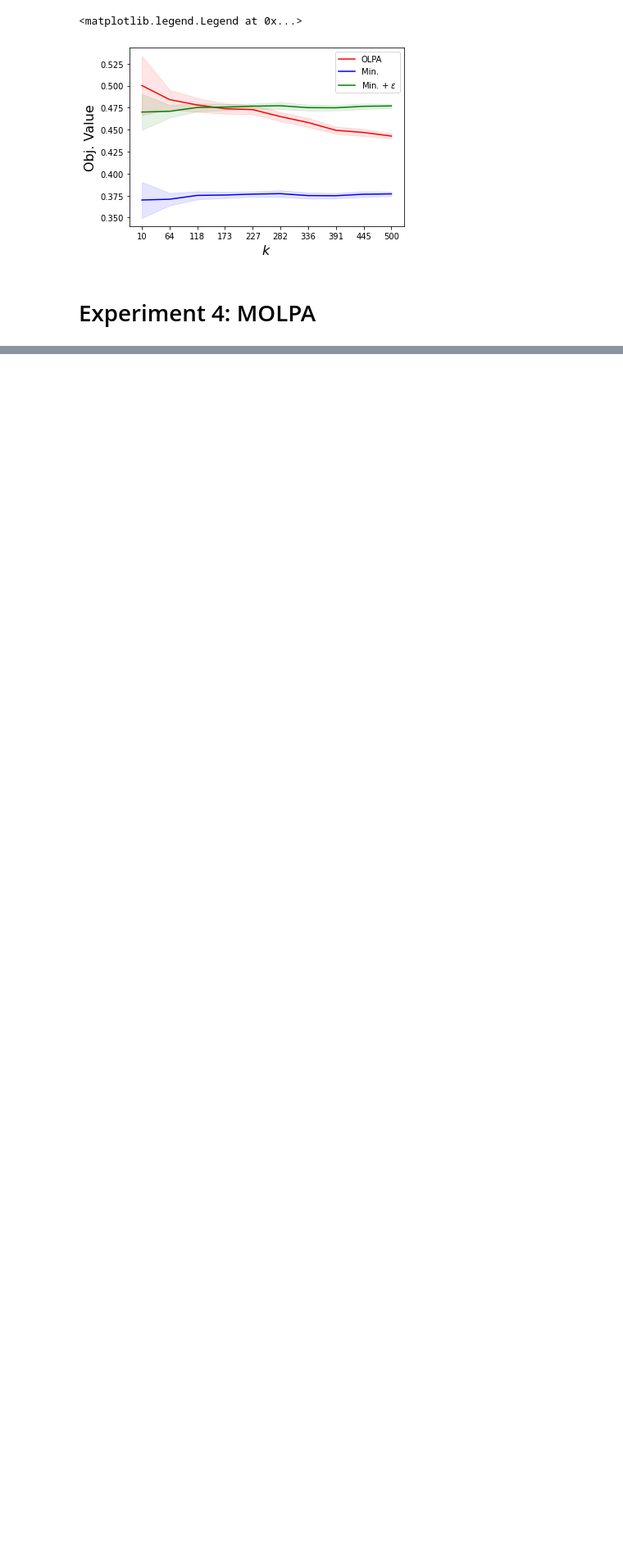
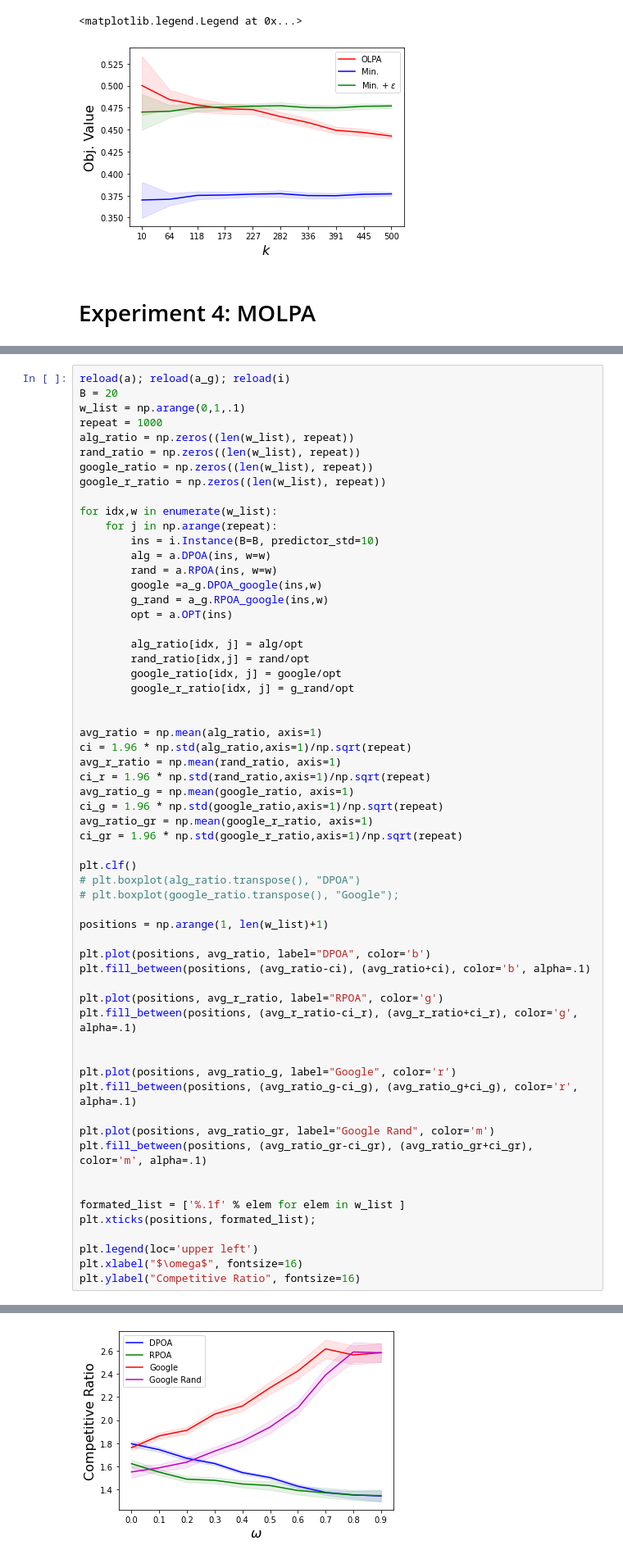
Before and after one commit to majid-khonji/rent-or-buy, a Jupyter notebook: test.ipynb, the cells around one changed output, grey strips where cells are left out. Shown at 82% size. Cells and saved outputs as stored; diff of their text form; blank space fills up the shorter version.

```diff
--- a/test.ipynb
+++ b/test.ipynb
@@ -425,0 +429,61 @@ plt.legend(loc='upper right')
+# %%
+reload(a); reload(a_g); reload(i)
+B = 20
+w_list = np.arange(0,1,.1)
+repeat = 1000
+alg_ratio = np.zeros((len(w_list), repeat))
+rand_ratio = np.zeros((len(w_list), repeat))
+google_ratio = np.zeros((len(w_list), repeat))
+google_r_ratio = np.zeros((len(w_list), repeat))
+
+for idx,w in enumerate(w_list):
+    for j in np.arange(repeat):
+        ins = i.Instance(B=B, predictor_std=10)
+        alg = a.DPOA(ins, w=w)
+        rand = a.RPOA(ins, w=w)
+        google =a_g.DPOA_google(ins,w)
+        g_rand = a_g.RPOA_google(ins,w)
+        opt = a.OPT(ins)
+
+        alg_ratio[idx, j] = alg/opt
+        rand_ratio[idx,j] = rand/opt
+        google_ratio[idx, j] = google/opt
+        google_r_ratio[idx, j] = g_rand/opt
+
+
+avg_ratio = np.mean(alg_ratio, axis=1)
+ci = 1.96 * np.std(alg_ratio,axis=1)/np.sqrt(repeat)
+avg_r_ratio = np.mean(rand_ratio, axis=1)
+ci_r = 1.96 * np.std(rand_ratio,axis=1)/np.sqrt(repeat)
+avg_ratio_g = np.mean(google_ratio, axis=1)
+ci_g = 1.96 * np.std(google_ratio,axis=1)/np.sqrt(repeat)
+avg_ratio_gr = np.mean(google_r_ratio, axis=1)
+ci_gr = 1.96 * np.std(google_r_ratio,axis=1)/np.sqrt(repeat)
+
+plt.clf()
+# plt.boxplot(alg_ratio.transpose(), "DPOA")
+# plt.boxplot(google_ratio.transpose(), "Google");
+
+positions = np.arange(1, len(w_list)+1)
+
+plt.plot(positions, avg_ratio, label="DPOA", color='b')
+plt.fill_between(positions, (avg_ratio-ci), (avg_ratio+ci), color='b', alpha=.1)
+
+plt.plot(positions, avg_r_ratio, label="RPOA", color='g')
+plt.fill_between(positions, (avg_r_ratio-ci_r), (avg_r_ratio+ci_r), color='g', alpha=.1)
+
+
+plt.plot(positions, avg_ratio_g, label="Google", color='r')
+plt.fill_between(positions, (avg_ratio_g-ci_g), (avg_ratio_g+ci_g), color='r', alpha=.1)
+
+plt.plot(positions, avg_ratio_gr, label="Google Rand", color='m')
+plt.fill_between(positions, (avg_ratio_gr-ci_gr), (avg_ratio_gr+ci_gr), color='m', alpha=.1)
+
+
+formated_list = ['%.1f' % elem for elem in w_list ]
+plt.xticks(positions, formated_list);
+
+plt.legend(loc='upper left')
+plt.xlabel("$\omega$", fontsize=16)
+plt.ylabel("Competitive Ratio", fontsize=16)
+# %% [output]
@@ -425,0 +491 @@ plt.legend(loc='upper right')
+[figure, added]
```
Also changed, not shown: parts of 8 cells of this notebook, 1 other file.
